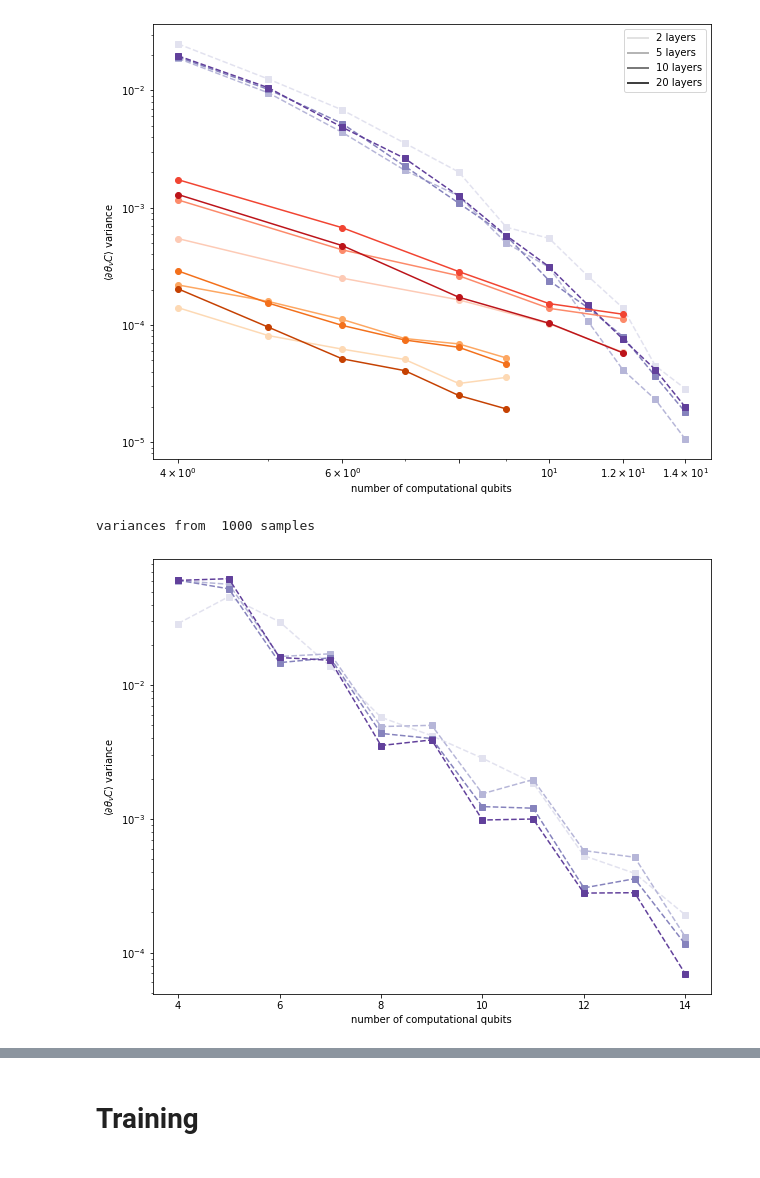
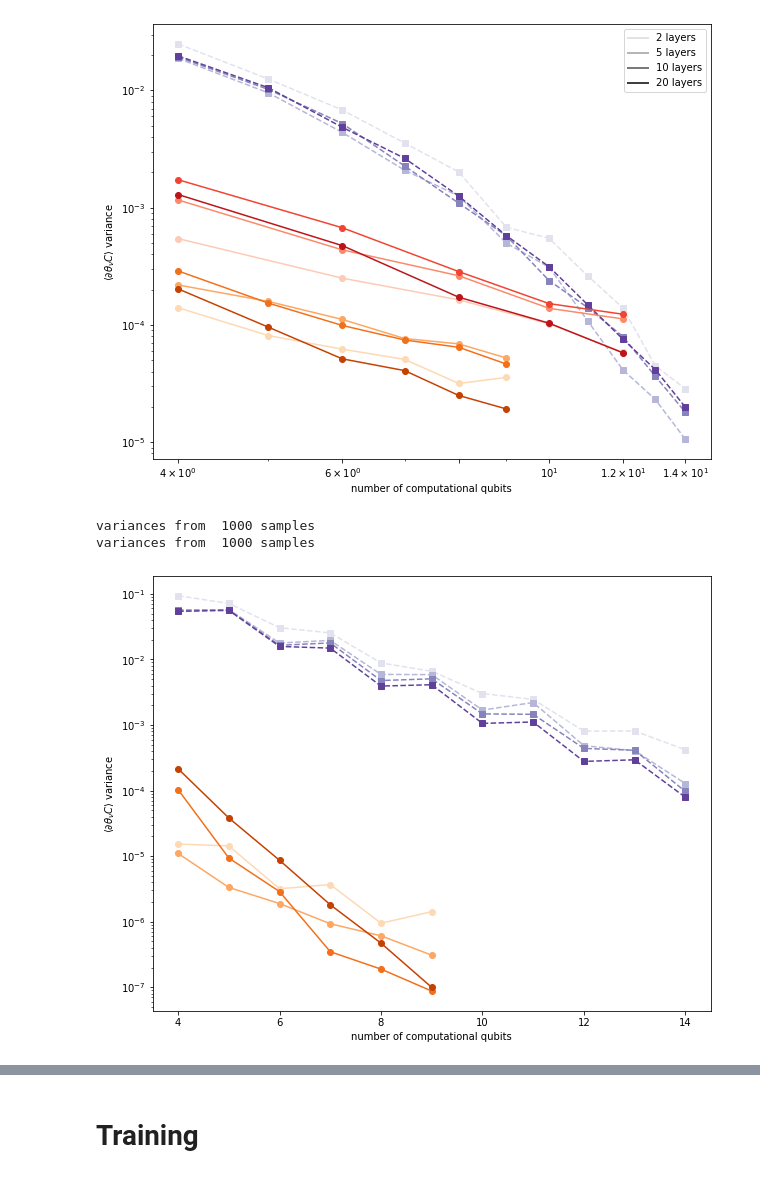
Before and after one commit to SimonCichy/barren-gadgets, a Jupyter notebook: plotting/relevant_results_new_gadgets.ipynb, the cells around one changed output, grey strips where cells are left out. Saved outputs shown, nothing was run; the diff lists cells and outputs as text; code cells hidden in the pictures.

```diff
--- a/plotting/relevant_results_new_gadgets.ipynb
+++ b/plotting/relevant_results_new_gadgets.ipynb
@@ -176,33 +176,31 @@ variances from  1000 samples
 [figure]
 # %%
 file_comp = data_folder + 'gradients/220801/gradients_nr0001.npz'
-# file_gad3 = data_folder + 'gradients/220725_euler/gradients_nr0002_merge.npz'
+file_gad3 = data_folder + 'gradients/220802/gradients_nr0001.npz'
 # file_gad4 = data_folder + 'gradients/220728_euler/gradients_nr0001_merge.npz'
 
 plt.rcParams["figure.figsize"] = 10, 8
 fig, ax = plt.subplots(num=2, clear=True)
 
-qubits_list, norms_list, variances_list = get_vars_for_plot(file_comp, gradient_type='half')
+qubits_list, norms_list, variances_list = get_vars_for_plot(file_comp, gradient_type='first')
 for line in range(len(variances_list)):
     normalized_variances = variances_list[line]/norms_list**2
     ax.semilogy(qubits_list, normalized_variances, "--s", c=colours[0][line])
 
-# qubits_list, norms_list, variances_list = get_vars_for_plot(file_gad3)
-# for line in range(len(variances_list)):
-#     normalized_variances = variances_list[line]/norms_list**2
-#     ax.semilogy(qubits_list, normalized_variances, "-o", c=colours[2][line])
+qubits_list, norms_list, variances_list = get_vars_for_plot(file_gad3, gradient_type='first')
+for line in range(len(variances_list)):
+    normalized_variances = variances_list[line]/norms_list**2
+    ax.semilogy(qubits_list, normalized_variances, "-o", c=colours[2][line])
 
 # qubits_list, norms_list, variances_list = get_vars_for_plot(file_gad4)
 # for line in range(len(variances_list)):
 #     normalized_variances = variances_list[line]/norms_list**2
 #     ax.semilogy(qubits_list, normalized_variances, "-o", c=colours[3][line])
 
 ax.set_xlabel(r"number of computational qubits")
 ax.set_ylabel(r"$\langle \partial \theta_{\nu} C\rangle$ variance")
 ax.xaxis.set_major_locator(MaxNLocator(integer=True))
-
-# custom_lines = [Line2D([0], [0], color=colours[-1][nl], lw=2) for nl in range(len(layers_list))]
-# ax.legend(custom_lines, ['{} layers'.format(num_layers) for num_layers in layers_list])
 # %% [output]
 variances from  1000 samples
+variances from  1000 samples
-[figure, old version]
+[figure, new version]
```
Also changed, not shown: parts of 1 cell of this notebook, 2 other files.
